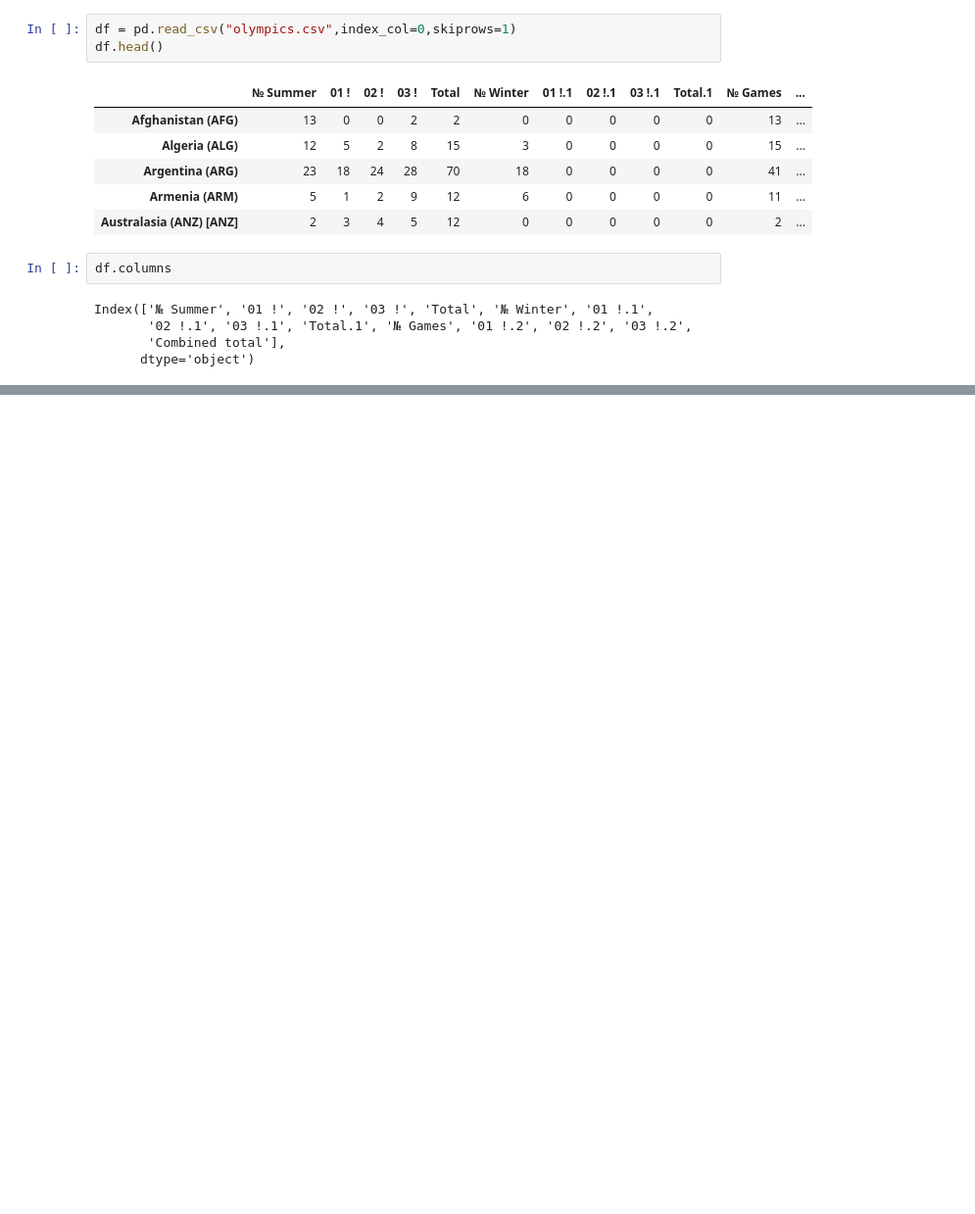
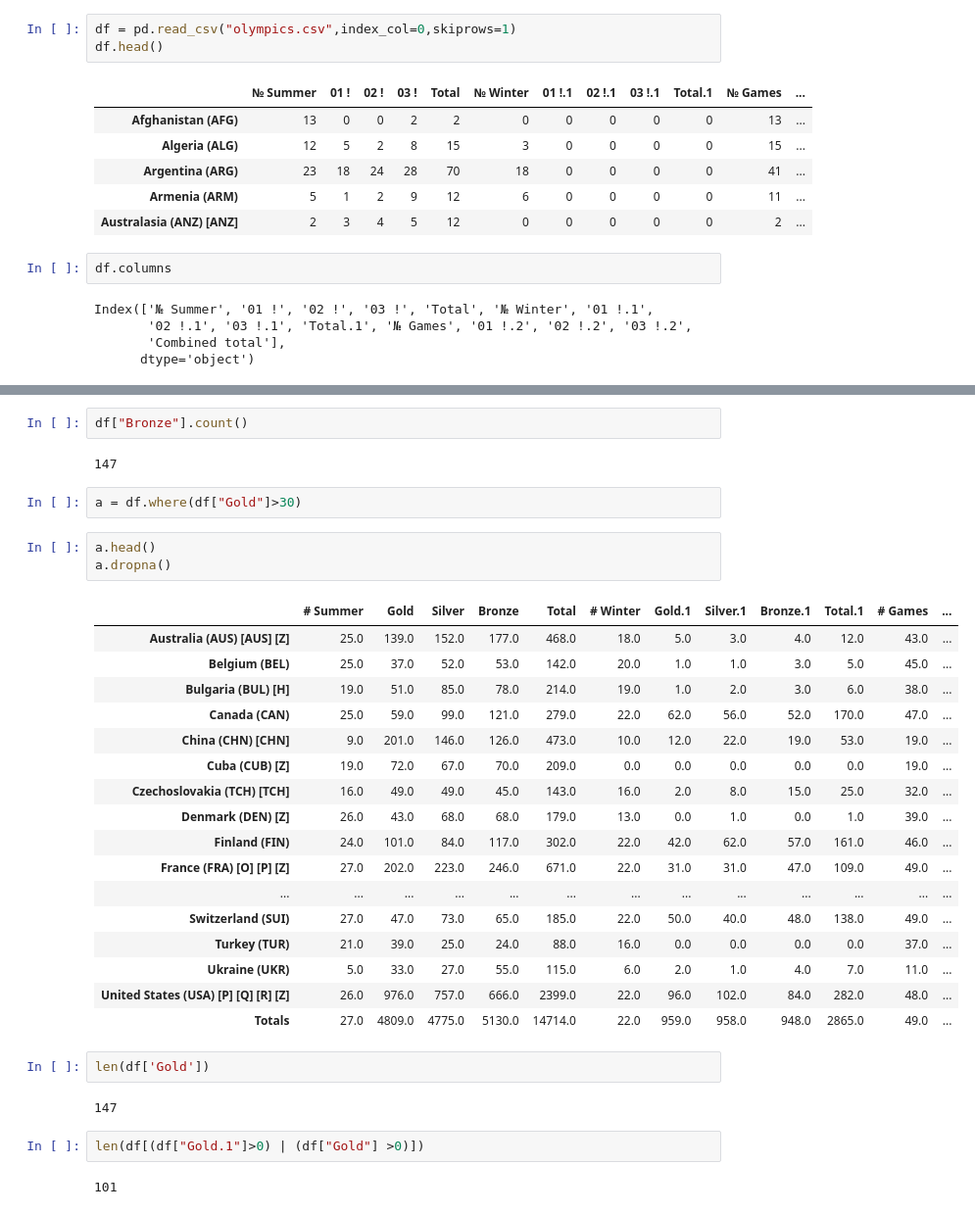
Before and after one commit to niharikaa22/Python, a Jupyter notebook: niharikaa.ipynb, the cells around one changed output, grey strips where cells are left out. Shown at 98% size. Saved outputs shown, nothing was run; the diff lists cells and outputs as text; blank space fills up the shorter version.

```diff
--- a/niharikaa.ipynb
+++ b/niharikaa.ipynb
@@ -787,0 +846,35 @@ df.head()
+# %%
+df["Bronze"].count()
+# %% [output]
+147
+# %%
+a = df.where(df["Gold"]>30)
+# %%
+a.head()
+a.dropna()
+# %% [output]
+|  | # Summer | Gold | Silver | Bronze | Total | # Winter | Gold.1 | Silver.1 | Bronze.1 | Total.1 | # Games | ... |
+| Australia (AUS) [AUS] [Z] | 25.0 | 139.0 | 152.0 | 177.0 | 468.0 | 18.0 | 5.0 | 3.0 | 4.0 | 12.0 | 43.0 | ... |
+| Belgium (BEL) | 25.0 | 37.0 | 52.0 | 53.0 | 142.0 | 20.0 | 1.0 | 1.0 | 3.0 | 5.0 | 45.0 | ... |
+| Bulgaria (BUL) [H] | 19.0 | 51.0 | 85.0 | 78.0 | 214.0 | 19.0 | 1.0 | 2.0 | 3.0 | 6.0 | 38.0 | ... |
+| Canada (CAN) | 25.0 | 59.0 | 99.0 | 121.0 | 279.0 | 22.0 | 62.0 | 56.0 | 52.0 | 170.0 | 47.0 | ... |
+| China (CHN) [CHN] | 9.0 | 201.0 | 146.0 | 126.0 | 473.0 | 10.0 | 12.0 | 22.0 | 19.0 | 53.0 | 19.0 | ... |
+| Cuba (CUB) [Z] | 19.0 | 72.0 | 67.0 | 70.0 | 209.0 | 0.0 | 0.0 | 0.0 | 0.0 | 0.0 | 19.0 | ... |
+| Czechoslovakia (TCH) [TCH] | 16.0 | 49.0 | 49.0 | 45.0 | 143.0 | 16.0 | 2.0 | 8.0 | 15.0 | 25.0 | 32.0 | ... |
+| Denmark (DEN) [Z] | 26.0 | 43.0 | 68.0 | 68.0 | 179.0 | 13.0 | 0.0 | 1.0 | 0.0 | 1.0 | 39.0 | ... |
+| Finland (FIN) | 24.0 | 101.0 | 84.0 | 117.0 | 302.0 | 22.0 | 42.0 | 62.0 | 57.0 | 161.0 | 46.0 | ... |
+| France (FRA) [O] [P] [Z] | 27.0 | 202.0 | 223.0 | 246.0 | 671.0 | 22.0 | 31.0 | 31.0 | 47.0 | 109.0 | 49.0 | ... |
+| ... | ... | ... | ... | ... | ... | ... | ... | ... | ... | ... | ... | ... |
+| Switzerland (SUI) | 27.0 | 47.0 | 73.0 | 65.0 | 185.0 | 22.0 | 50.0 | 40.0 | 48.0 | 138.0 | 49.0 | ... |
+| Turkey (TUR) | 21.0 | 39.0 | 25.0 | 24.0 | 88.0 | 16.0 | 0.0 | 0.0 | 0.0 | 0.0 | 37.0 | ... |
+| Ukraine (UKR) | 5.0 | 33.0 | 27.0 | 55.0 | 115.0 | 6.0 | 2.0 | 1.0 | 4.0 | 7.0 | 11.0 | ... |
+| United States (USA) [P] [Q] [R] [Z] | 26.0 | 976.0 | 757.0 | 666.0 | 2399.0 | 22.0 | 96.0 | 102.0 | 84.0 | 282.0 | 48.0 | ... |
+| Totals | 27.0 | 4809.0 | 4775.0 | 5130.0 | 14714.0 | 22.0 | 959.0 | 958.0 | 948.0 | 2865.0 | 49.0 | ... |
+# %%
+len(df['Gold'])
+# %% [output]
+147
+# %%
+len(df[(df["Gold.1"]>0) | (df["Gold"] >0)])
+# %% [output]
+101
```
Also changed, not shown: parts of 63 cells of this notebook, 4 other files.
